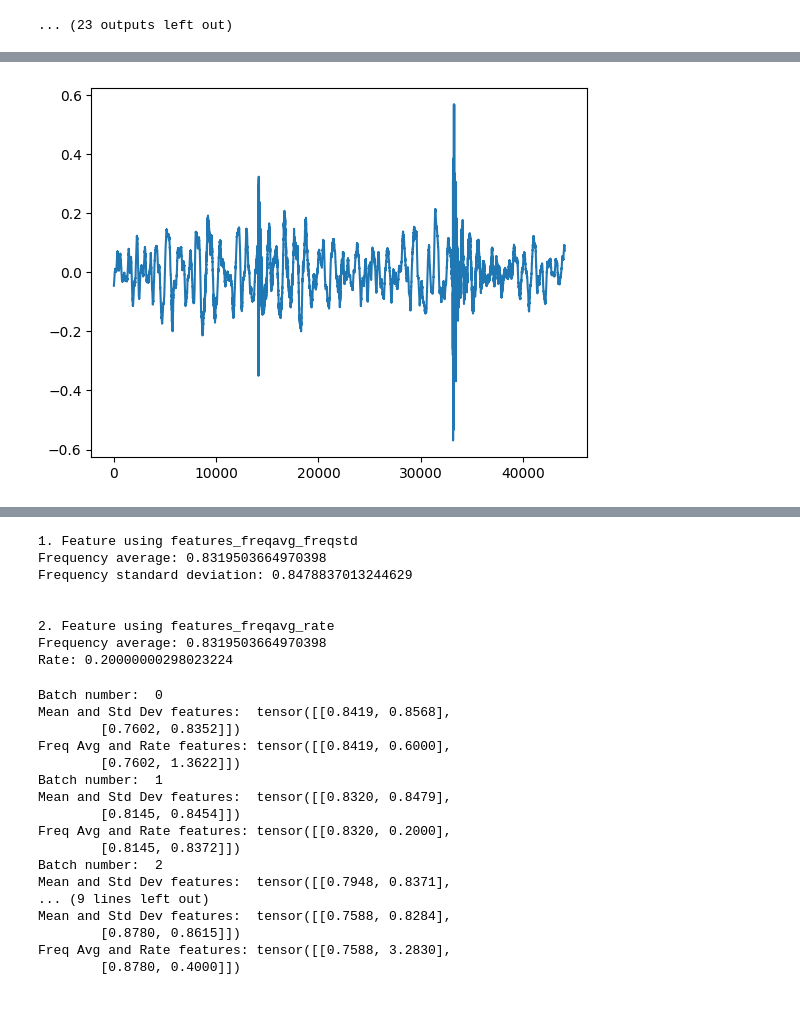
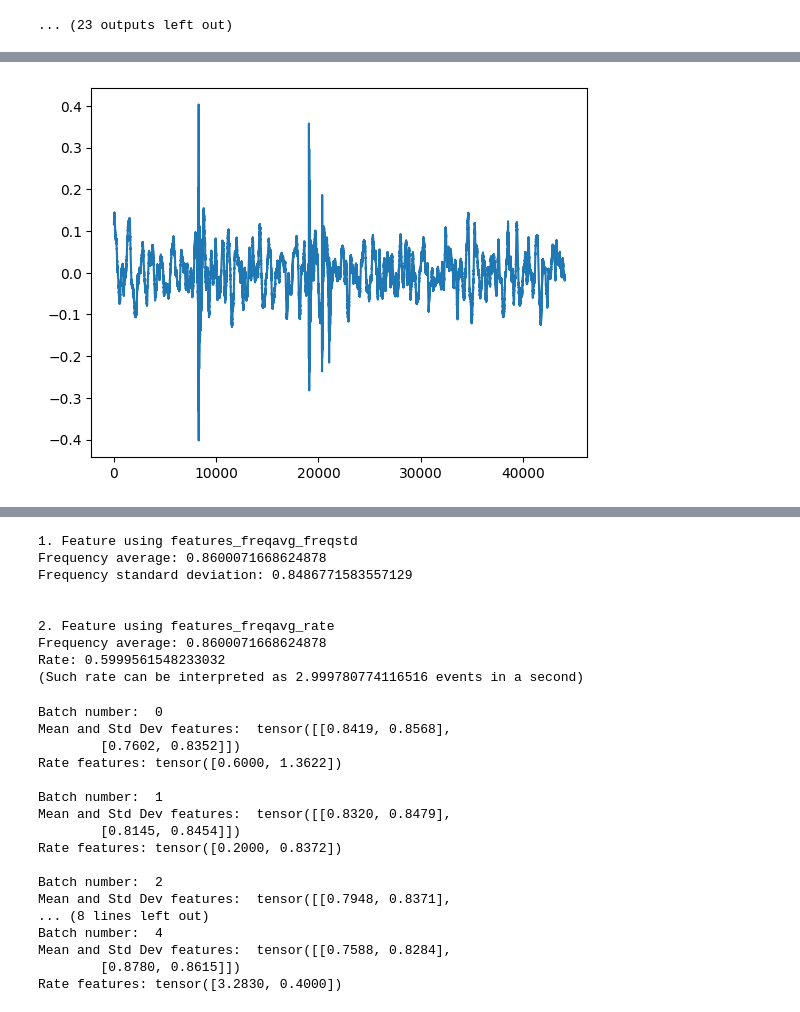
Before and after one commit to cordutie/ddsp_textures, a Jupyter notebook: auxiliar/auxiliar_tester.ipynb, the cells around one changed output, grey strips where cells are left out. Saved outputs shown, nothing was run; the diff lists cells and outputs as text; code cells hidden in the pictures.

```diff
--- a/auxiliar/auxiliar_tester.ipynb
+++ b/auxiliar/auxiliar_tester.ipynb
@@ -107,40 +107,44 @@ Playing subband 6
 # %%
 # Feature computation
 
 # Load audio to filter -----------------------------------
-audio_path    = ".."+"/sounds/fire.wav"
+audio_path    = ".."+"/sounds/fire_sounds/fire.wav"
 sr = 44100
 audio, _ = librosa.load(audio_path, sr=sr)
-segment  = audio[sr*2:sr*3] # 1 second of audio
+import numpy as np
+lol = np.random.randint(0, len(audio) - sr)
+segment  = audio[lol:lol+ sr]
 #plot segment
 plt.plot(segment)
 plt.show()
 #play segment
 display(Audio(segment, rate=sr))
 #numpy to tensor
 segment = torch.tensor(segment).float()
 
 # Feature computation for a single segment ----------------
 print("1. Feature using features_freqavg_freqstd")
-freqavg, freqstd = ddsp_textures.auxiliar.features.features_freqavg_freqstd(segment, sr)
+freqavg, freqstd = ddsp_textures.auxiliar.features.features_freqavg_freqstd(segment, sr, _)
 print(f"Frequency average: {freqavg}")
 print(f"Frequency standard deviation: {freqstd}")
 print("\n")
 print("2. Feature using features_freqavg_rate")
-freqavg, rate    = ddsp_textures.auxiliar.features.features_freqavg_rate(segment, sr)
+rate    = ddsp_textures.auxiliar.features.features_rate(segment, sr, _)
 print(f"Frequency average: {freqavg}")
 print(f"Rate: {rate}")
+print("(Such rate can be interpreted as "+str(float(rate)*5)+" events in a second)")
 # %% [output]
-[figure, old version]
+[figure, new version]
 [interactive output not drawn]
 1. Feature using features_freqavg_freqstd
-Frequency average: 0.8319503664970398
-Frequency standard deviation: 0.8478837013244629
+Frequency average: 0.8600071668624878
+Frequency standard deviation: 0.8486771583557129
 
 
 2. Feature using features_freqavg_rate
-Frequency average: 0.8319503664970398
-Rate: 0.20000000298023224
+Frequency average: 0.8600071668624878
+Rate: 0.5999561548233032
+(Such rate can be interpreted as 2.999780774116516 events in a second)
 # %%
 # Feature computation in batches
 import torch
@@ -148,7 +152,7 @@ from torch.utils.data import DataLoader, Dataset
 import librosa
 
 # Load audio to filter -----------------------------------
-audio_path = "../sounds/fire.wav"
+audio_path = "../sounds/fire_sounds/fire.wav"
 sr = 44100
 audio, _ = librosa.load(audio_path, sr=sr)
 
@@ -193,32 +197,32 @@ dataloader = DataLoader(dataset, batch_size=batch_size, shuffle=False)
 i=0
 for batch in dataloader:
     # Assuming batch is of shape (batch_size, segment_length)
-    mean_std_features  = ddsp_textures.auxiliar.features.batch_features_freqavg_freqstd(batch, sr)
-    freq_rate_features = ddsp_textures.auxiliar.features.batch_features_freqavg_rate(batch, sr)
+    mean_std_features  = ddsp_textures.auxiliar.features.batch_features_freqavg_freqstd(batch, sr, _)
+    freq_rate_features = ddsp_textures.auxiliar.features.batch_features_rate(batch, sr, _)
 
     # Print or process the results as needed
     print("Batch number: ", i)
     print("Mean and Std Dev features: ", mean_std_features)
-    print("Freq Avg and Rate features:", freq_rate_features)
+    print("Rate features:", freq_rate_features, "\n")
     i+=1
 # %% [output]
 Batch number:  0
 Mean and Std Dev features:  tensor([[0.8419, 0.8568],
         [0.7602, 0.8352]])
-Freq Avg and Rate features: tensor([[0.8419, 0.6000],
-        [0.7602, 1.3622]])
+Rate features: tensor([0.6000, 1.3622])
+
 Batch number:  1
 Mean and Std Dev features:  tensor([[0.8320, 0.8479],
         [0.8145, 0.8454]])
-Freq Avg and Rate features: tensor([[0.8320, 0.2000],
-        [0.8145, 0.8372]])
+Rate features: tensor([0.2000, 0.8372])
+
 Batch number:  2
 Mean and Std Dev features:  tensor([[0.7948, 0.8371],
-... (9 lines left out)
+... (8 lines left out)
+Batch number:  4
 Mean and Std Dev features:  tensor([[0.7588, 0.8284],
         [0.8780, 0.8615]])
-Freq Avg and Rate features: tensor([[0.7588, 3.2830],
-        [0.8780, 0.4000]])
+Rate features: tensor([3.2830, 0.4000])
 # %%
 # Use of configuration
 
```
Also changed, not shown: parts of 4 cells of this notebook, 1 other file.
